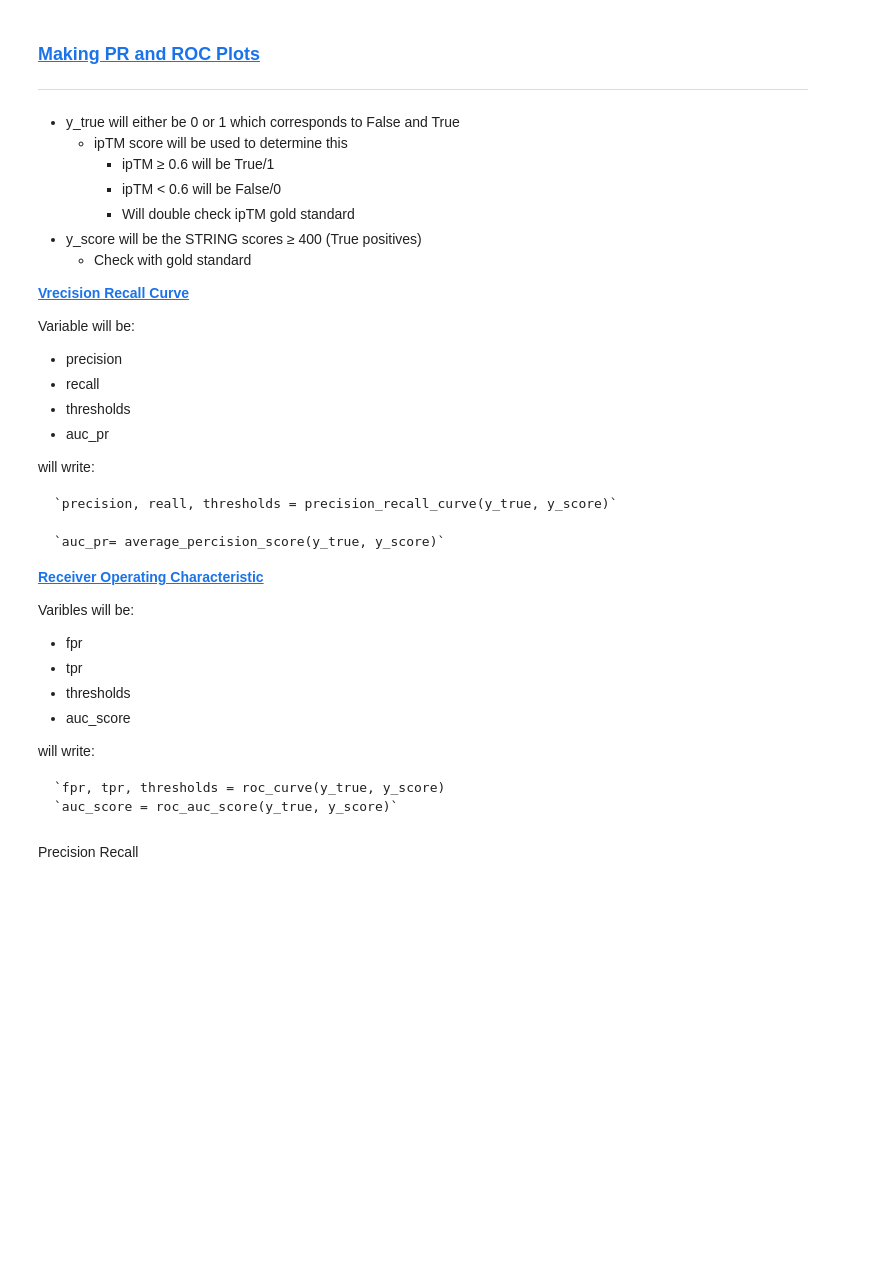
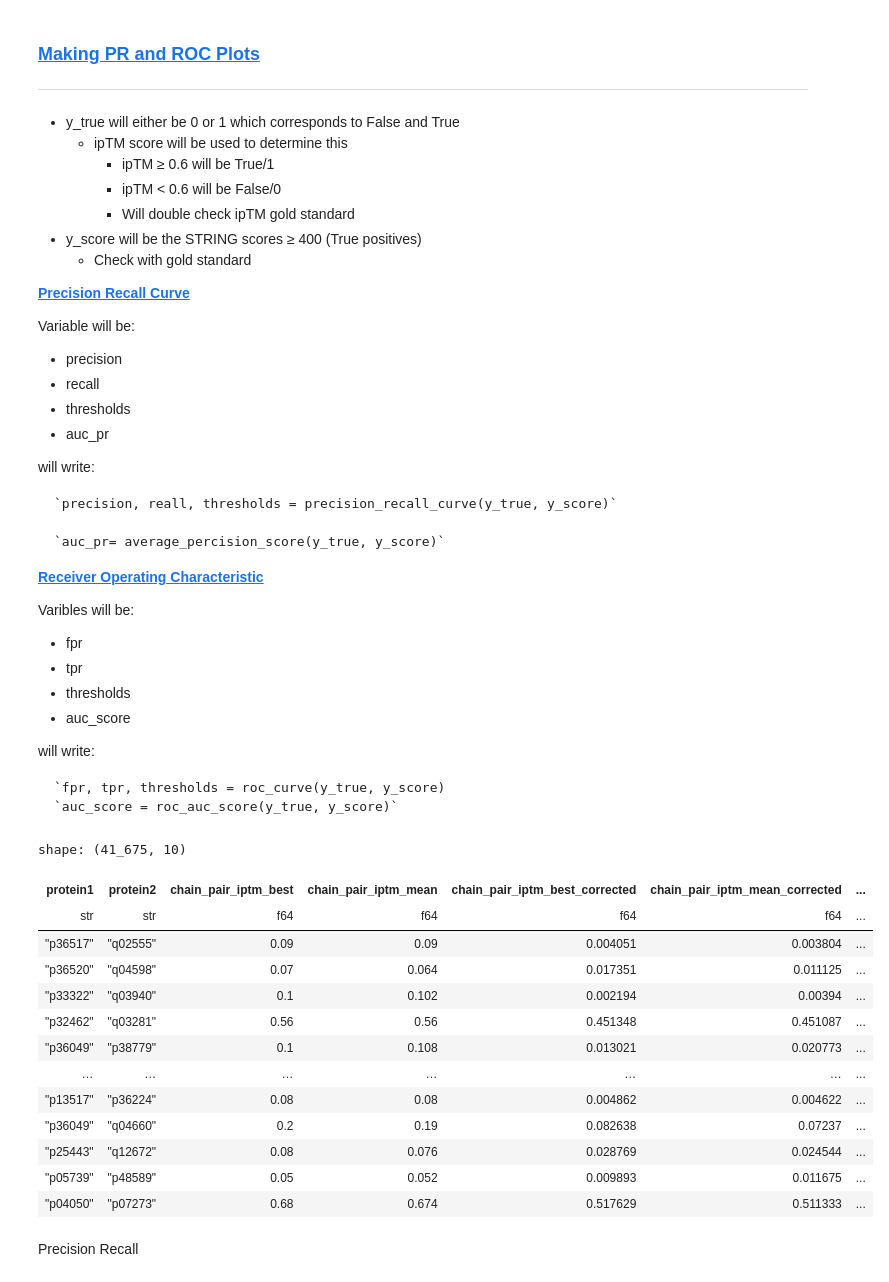
Before and after one commit to Sabah-hoq/yeast, a Jupyter notebook: graphs/graph.ipynb, the cells around one changed output. Drawn from its saved outputs; the diff is of its cells as text; code cells hidden in the pictures; blank space fills up the shorter version.

```diff
--- a/graphs/graph.ipynb
+++ b/graphs/graph.ipynb
@@ -9,7 +9,7 @@
 * y_score will be the STRING scores ≥ 400 (True positives)
     * Check with gold standard
 
-[__Vrecision Recall Curve__](https://scikit-learn.org/stable/modules/generated/sklearn.metrics.precision_recall_curve.html)
+[__Precision Recall Curve__](https://scikit-learn.org/stable/modules/generated/sklearn.metrics.precision_recall_curve.html)
 
 Variable will be:
 * precision
@@ -43,17 +43,29 @@ import numpy as np
 ## load csv `graph`
 final_comp = pl.scan_csv("final_comp.csv")
 
-# Setting up y_true and y_score
 final_comp = final_comp.with_columns(
-    (pl.col("chain_pair_iptm_mean") >= 0.6).alias("true_pos")
+    (pl.col("chain_pair_iptm_mean") >= 0.6).cast(pl.Int64).alias("true_pos")
 )
 
-y_true = final_comp.select(pl.col("true_pos")).collect().to_numpy().flatten()
-y_score = (
-    final_comp
-    .filter(pl.col("combined_score").cast(pl.Int32) >= 400)
-    .select(pl.col("combined_score").cast(pl.Int32))
-    .collect()
-    .to_numpy()
-    .flatten()
+final_comp_sig = final_comp.filter(
+    (pl.col("combined_score").is_not_null()) &
+    (pl.col("combined_score").cast(pl.Int32) >= 400)
+    # Removed the >= 0.6 filter so negative cases remain in the dataset
 )
+# %%
+final_comp_sig.collect().head(-5)
+# %% [output]
+shape: (41_675, 10)
+| protein1 | protein2 | chain_pair_iptm_best | chain_pair_iptm_mean | chain_pair_iptm_best_corrected | chain_pair_iptm_mean_corrected | ... |
+| str | str | f64 | f64 | f64 | f64 | ... |
+| "p36517" | "q02555" | 0.09 | 0.09 | 0.004051 | 0.003804 | ... |
+| "p36520" | "q04598" | 0.07 | 0.064 | 0.017351 | 0.011125 | ... |
+| "p33322" | "q03940" | 0.1 | 0.102 | 0.002194 | 0.00394 | ... |
+| "p32462" | "q03281" | 0.56 | 0.56 | 0.451348 | 0.451087 | ... |
+| "p36049" | "p38779" | 0.1 | 0.108 | 0.013021 | 0.020773 | ... |
+| … | … | … | … | … | … | ... |
+| "p13517" | "p36224" | 0.08 | 0.08 | 0.004862 | 0.004622 | ... |
+| "p36049" | "q04660" | 0.2 | 0.19 | 0.082638 | 0.07237 | ... |
+| "p25443" | "q12672" | 0.08 | 0.076 | 0.028769 | 0.024544 | ... |
+| "p05739" | "p48589" | 0.05 | 0.052 | 0.009893 | 0.011675 | ... |
+| "p04050" | "p07273" | 0.68 | 0.674 | 0.517629 | 0.511333 | ... |
```
Also changed, not shown: parts of 10 cells of this notebook, 3 other files.
